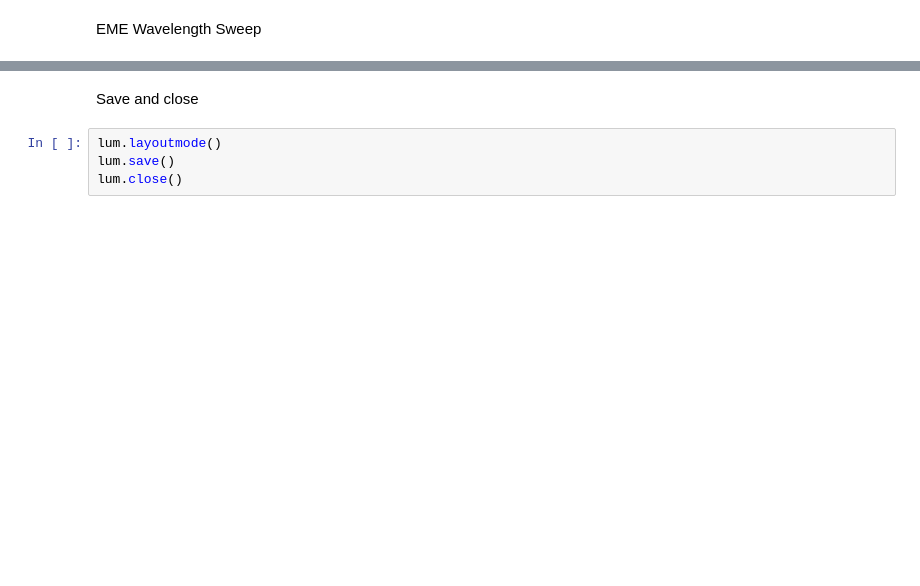
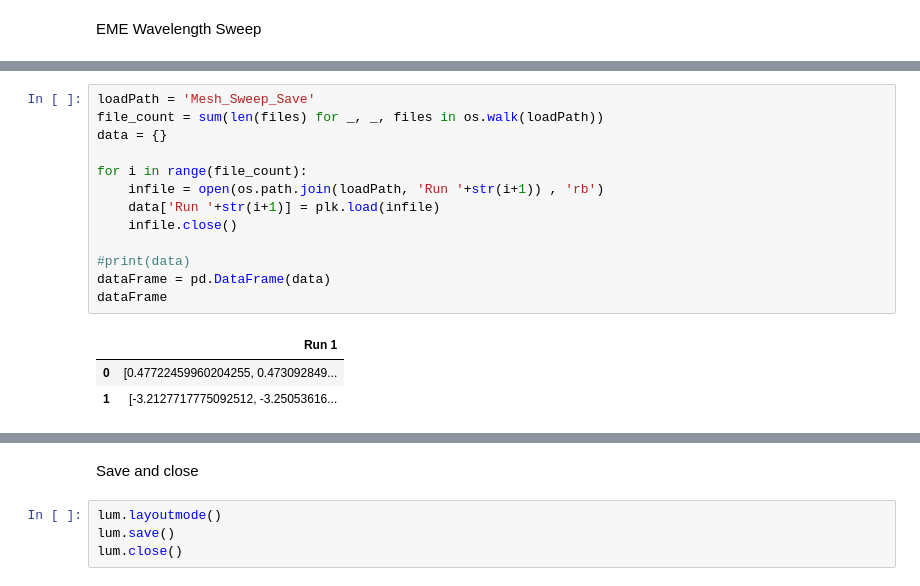
Before and after one commit to Leoopessoa/MMI-Multi-Mode-Interferometer-2x2, a Jupyter notebook: Api_Python_Lumerical.ipynb, the cells around one changed output, grey strips where cells are left out. Cells and saved outputs as stored; diff of their text form; blank space fills up the shorter version.

```diff
--- a/Api_Python_Lumerical.ipynb
+++ b/Api_Python_Lumerical.ipynb
@@ -432,0 +383,17 @@ AttributeError: module 'numpy' has no attribute 'linespace'
+# %%
+loadPath = 'Mesh_Sweep_Save'
+file_count = sum(len(files) for _, _, files in os.walk(loadPath))
+data = {}
+
+for i in range(file_count):
+    infile = open(os.path.join(loadPath, 'Run '+str(i+1)) , 'rb')
+    data['Run '+str(i+1)] = plk.load(infile)
+    infile.close()
+
+#print(data)
+dataFrame = pd.DataFrame(data)
+dataFrame
+# %% [output]
+|  | Run 1 |
+| 0 | [0.47722459960204255, 0.473092849... |
+| 1 | [-3.2127717775092512, -3.25053616... |
```
Also changed, not shown: parts of 11 cells of this notebook, 7 other files.
